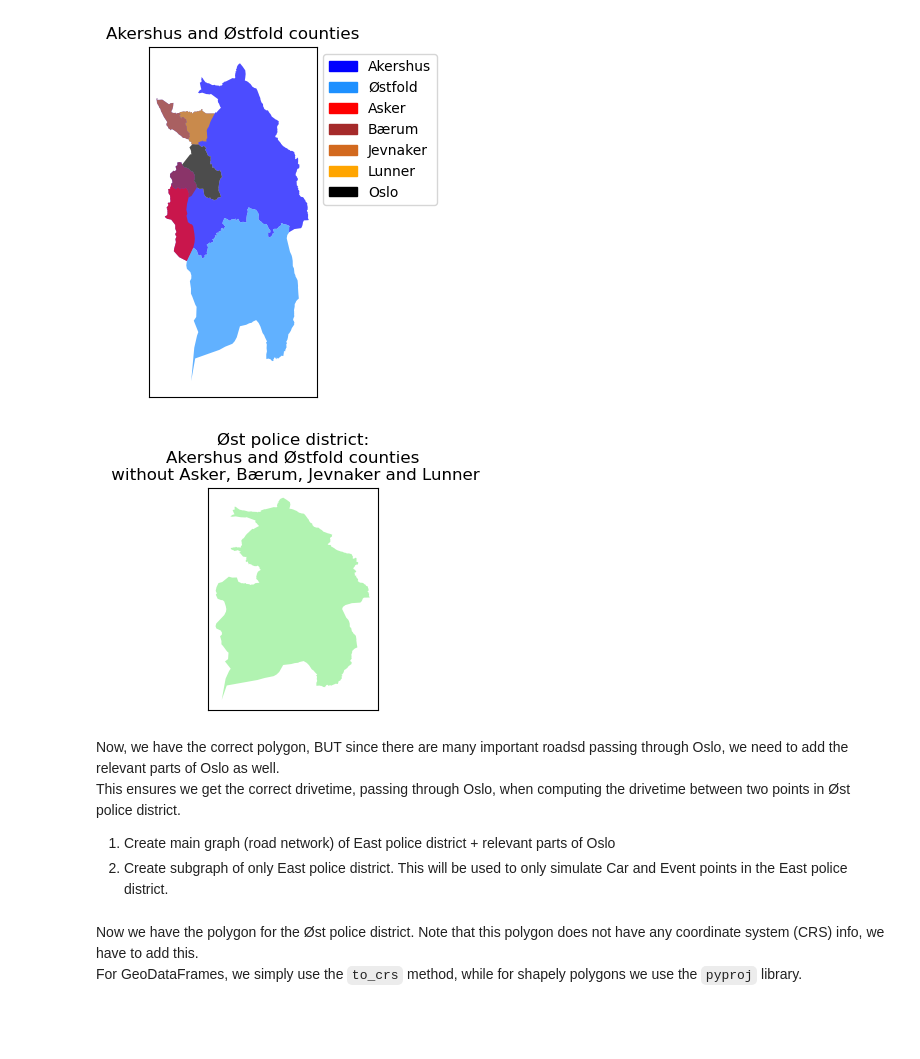
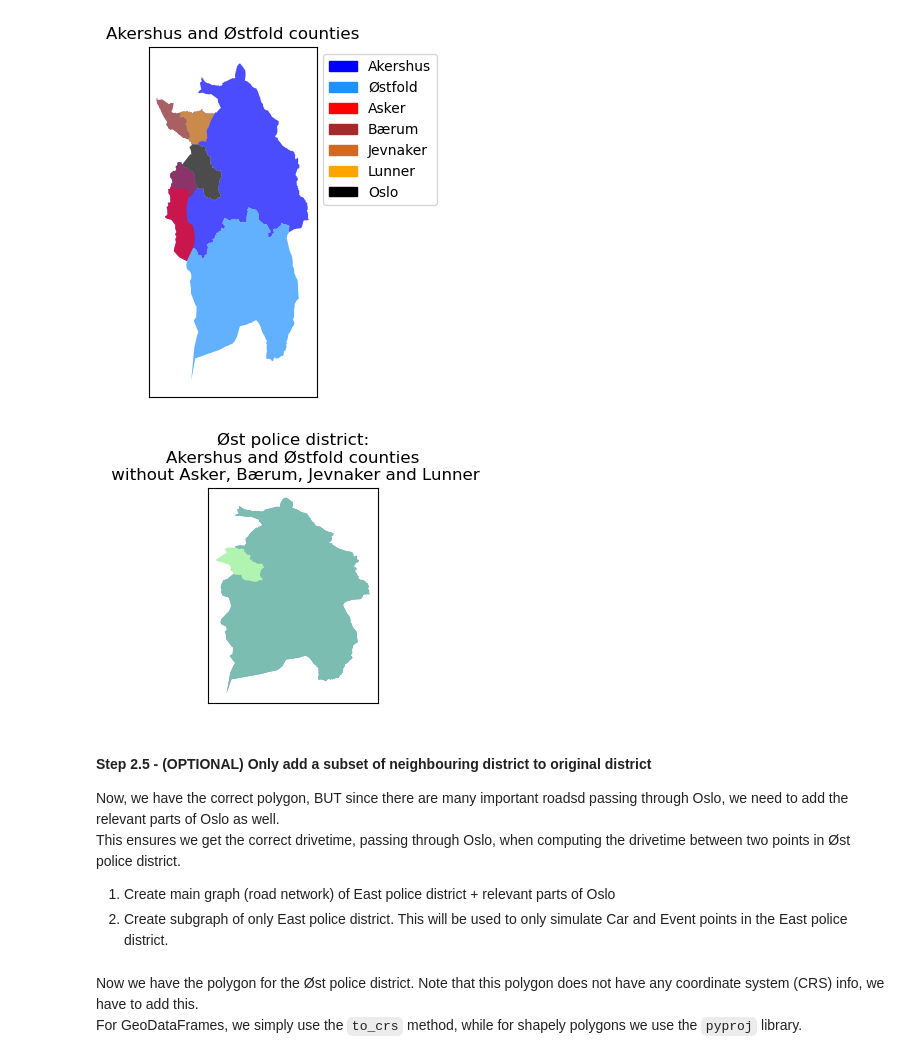
Before and after one commit to torhaa1/Response_Time_Minimization, a Jupyter notebook: preprocessing/16_preprocess_East_district.ipynb, the cells around one changed output. Drawn from its saved outputs; the diff is of its cells as text; code cells hidden in the pictures; blank space fills up the shorter version.

```diff
--- a/preprocessing/16_preprocess_East_district.ipynb
+++ b/preprocessing/16_preprocess_East_district.ipynb
@@ -127,23 +131,26 @@ plt.tight_layout(); plt.show()
 # %%
 # Step 2. Subtract polygons of Asker, Bærum, Jevnaker and Lunner from Akershus and Østfold counties
 
-# combine Akershus and Østfold polygons
-combined_poly = unary_union([akershus_gdf.iloc[0].geometry, ostfold_gdf.iloc[0].geometry])
+# Combine polygons to the East police district and the extended East police district
+East_poly = unary_union([akershus_gdf.iloc[0].geometry, ostfold_gdf.iloc[0].geometry])
+East_extended_poly = unary_union([akershus_gdf.iloc[0].geometry, ostfold_gdf.iloc[0].geometry, oslo_gdf.iloc[0].geometry])
 
 # subtract the polygons of Asker, Bærum, Jevnaker and Lunner from the combined polygon
 for gdf in [asker_gdf, barum_gdf, jevnaker_gdf, lunner_gdf]:
-    combined_poly = combined_poly.difference(gdf.iloc[0].geometry)
+    East_poly = East_poly.difference(gdf.iloc[0].geometry)
+    East_extended_poly = East_extended_poly.difference(gdf.iloc[0].geometry)
 
 # plot the resulting polygon
 fig, ax = plt.subplots(figsize=(2,4))  # Adjust the size values as needed
-gpd.GeoSeries(combined_poly).plot(ax=ax, color='lightgreen', alpha=0.7)
-ax.get_xaxis().set_visible(False)
-ax.get_yaxis().set_visible(False)
+gpd.GeoSeries(East_poly).plot(ax=ax, color='blue', alpha=0.7)
+gpd.GeoSeries(East_extended_poly).plot(ax=ax, color='lightgreen', alpha=0.7)
+ax.get_xaxis().set_visible(False); ax.get_yaxis().set_visible(False)
 plt.title('Øst police district:\nAkershus and Østfold counties\n without Asker, Bærum, Jevnaker and Lunner')
 plt.tight_layout(); plt.show()
 # %% [output]
-[figure, old version]
+[figure, new version]
 # %% [markdown]
+#### Step 2.5 - (OPTIONAL) Only add a subset of neighbouring district to original district
 Now, we have the correct polygon, BUT since there are many important roadsd passing through Oslo, we need to add the relevant parts of Oslo as well.
 This ensures we get the correct drivetime, passing through Oslo, when computing the drivetime between two points in Øst police district.
 1) Create main graph (road network) of East police district + relevant parts of Oslo
```
Also changed, not shown: parts of 32 cells of this notebook, 1 other file.
